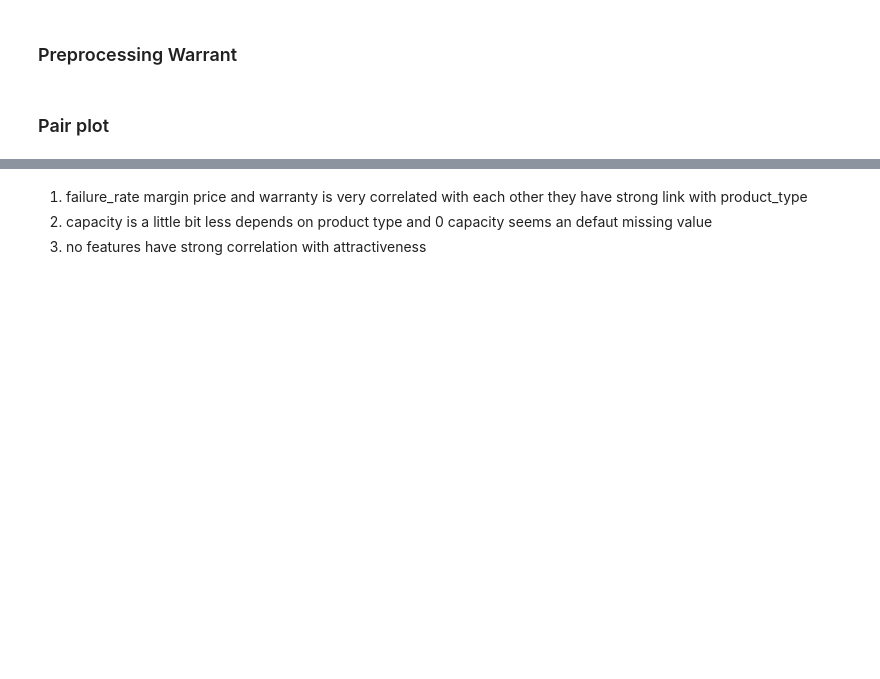
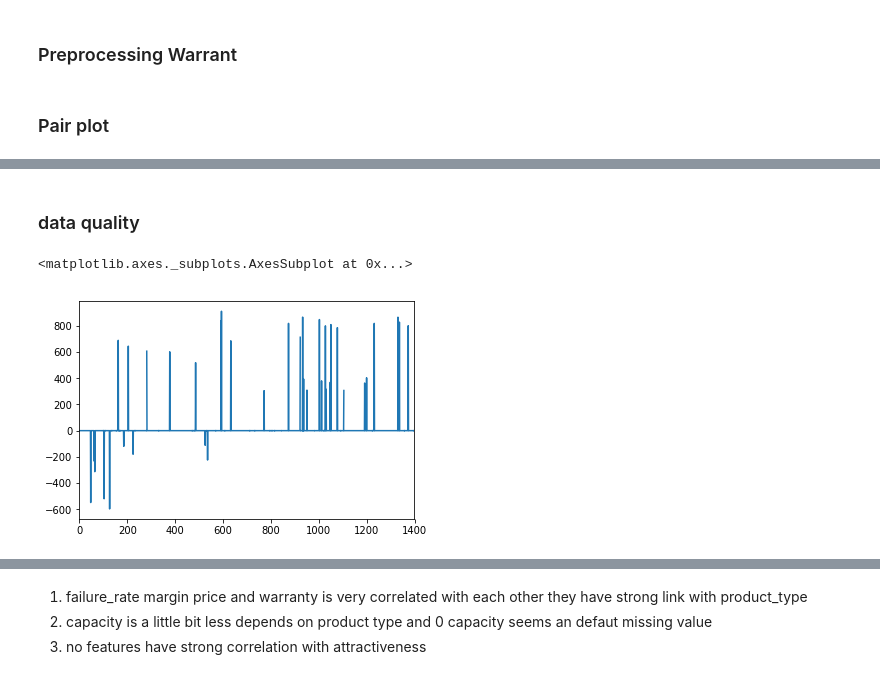
Before and after one commit to qixu1987/X_2018, a Jupyter notebook: notebook/mower4u_exploration.ipynb, the cells around one changed output, grey strips where cells are left out. Drawn from its saved outputs; the diff is of its cells as text; code cells hidden in the pictures; blank space fills up the shorter version.

```diff
--- a/notebook/mower4u_exploration.ipynb
+++ b/notebook/mower4u_exploration.ipynb
@@ -72,0 +77,8 @@ sns.pairplot(df_train,size=3,hue="product_type",plot_kws={"s": 10})
+# %% [markdown]
+### data quality
+# %%
+# seems for some data price not equals to prod_cost + margin
+(df_train["price"] - df_train["prod_cost"]-df_train["margin"] ).plot()
+# %% [output]
+<matplotlib.axes._subplots.AxesSubplot at 0x...>
+[figure, added]
```
Also changed, not shown: parts of 18 cells of this notebook, 11 other files.
